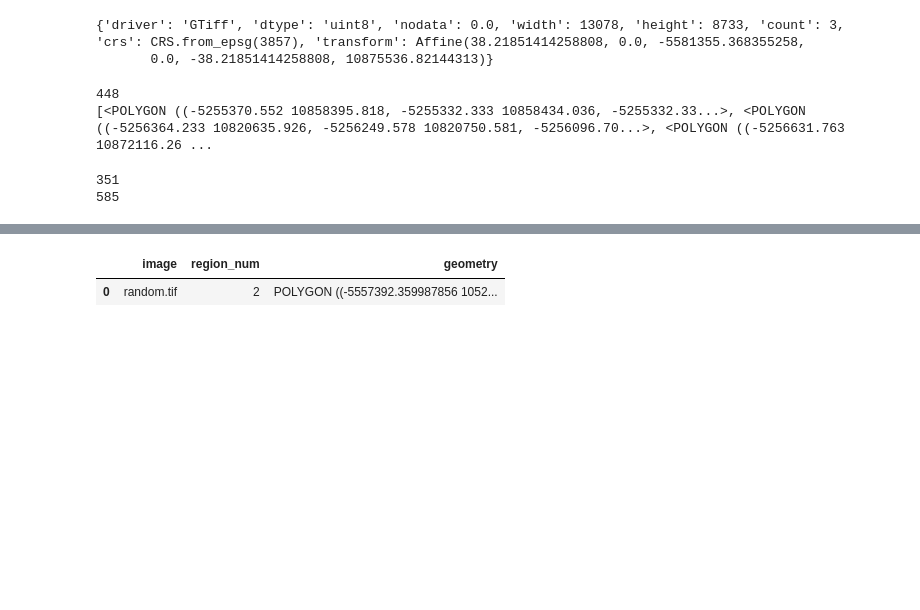
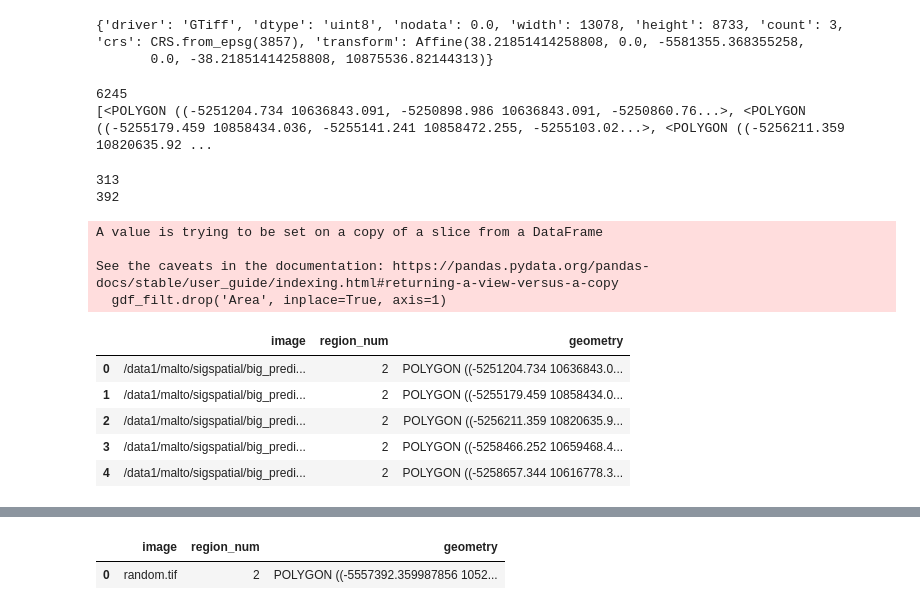
Before and after one commit to MAL-TO/sigspatialcup2023, a Jupyter notebook: notebook.ipynb, the cells around one changed output, grey strips where cells are left out. Drawn from its saved outputs; the diff is of its cells as text; code cells hidden in the pictures; blank space fills up the shorter version.

```diff
--- a/notebook.ipynb
+++ b/notebook.ipynb
@@ -16,7 +16,7 @@ lakes_regions_path = "/data1/malto/sigspatial/lake_polygons_training.gpkg"
 regions = gp.read_file(lakes_train_test)
 lakes_regions = gp.read_file(lakes_regions_path)
 # %%
-big_img_path = "/data1/malto/sigspatial/big_predictions/1/Greenland26X_22W_Sentinel2_2019-06-03_05.tif"
+big_img_path = "/data1/malto/sigspatial/big_predictions/1/Greenland26X_22W_Sentinel2_2019-07-31_25.tif"
 src = rasterio.open(big_img_path)
 # x = src.bounds[0]
 # y = src.bounds[3]
@@ -43,21 +43,33 @@ for c in contours:
         polygons.append(shapely.Polygon(new_poly))
 print(polygons)
 # %% [output]
-448
-[<POLYGON ((-5255370.552 10858395.818, -5255332.333 10858434.036, -5255332.33...>, <POLYGON ((-5256364.233 10820635.926, -5256249.578 10820750.581, -5256096.70...>, <POLYGON ((-5256631.763 10872116.26 ...
+6245
+[<POLYGON ((-5251204.734 10636843.091, -5250898.986 10636843.091, -5250860.76...>, <POLYGON ((-5255179.459 10858434.036, -5255141.241 10858472.255, -5255103.02...>, <POLYGON ((-5256211.359 10820635.92 ...
 # %%
 column_names = ["image", "region_num", "geometry"]
 gdf = gp.GeoDataFrame(columns = column_names)
 
 for polygon in polygons:
     new_row = {'image': big_img_path,'region_num': 2, 'geometry': polygon}
     gdf.loc[len(gdf)] = new_row
 gdf.set_crs(3857)
 areas = gdf.area
 gdf['Area'] = areas
 gdf_filt = gdf[gdf['Area']>= 100000]
 print(len(gdf_filt))
 print(len(gdf))
+gdf_filt.drop('Area', inplace=True, axis=1)
+gdf_filt.head()
 # %% [output]
-351
-585
+313
+392
+A value is trying to be set on a copy of a slice from a DataFrame
+
+See the caveats in the documentation: https://pandas.pydata.org/pandas-docs/stable/user_guide/indexing.html#returning-a-view-versus-a-copy
+  gdf_filt.drop('Area', inplace=True, axis=1)
+|  | image | region_num | geometry |
+| 0 | /data1/malto/sigspatial/big_predi... | 2 | POLYGON ((-5251204.734 10636843.0... |
+| 1 | /data1/malto/sigspatial/big_predi... | 2 | POLYGON ((-5255179.459 10858434.0... |
+| 2 | /data1/malto/sigspatial/big_predi... | 2 | POLYGON ((-5256211.359 10820635.9... |
+| 3 | /data1/malto/sigspatial/big_predi... | 2 | POLYGON ((-5258466.252 10659468.4... |
+| 4 | /data1/malto/sigspatial/big_predi... | 2 | POLYGON ((-5258657.344 10616778.3... |
```
Also changed, not shown: parts of 2 cells of this notebook, 3 other files.
